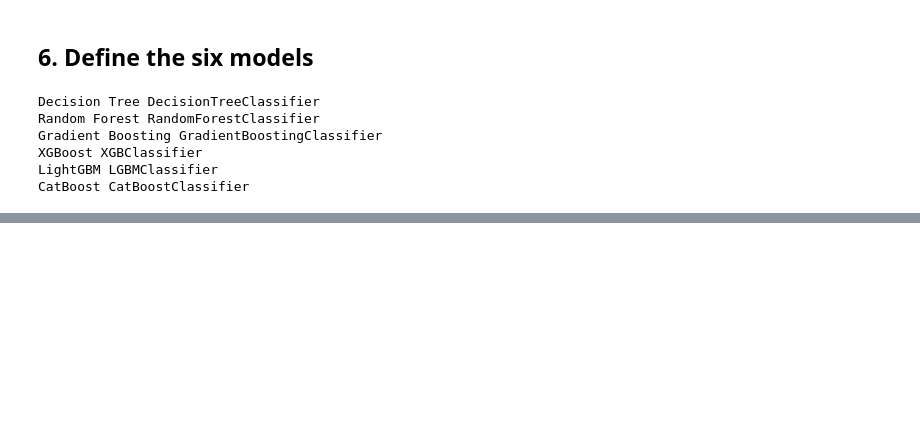
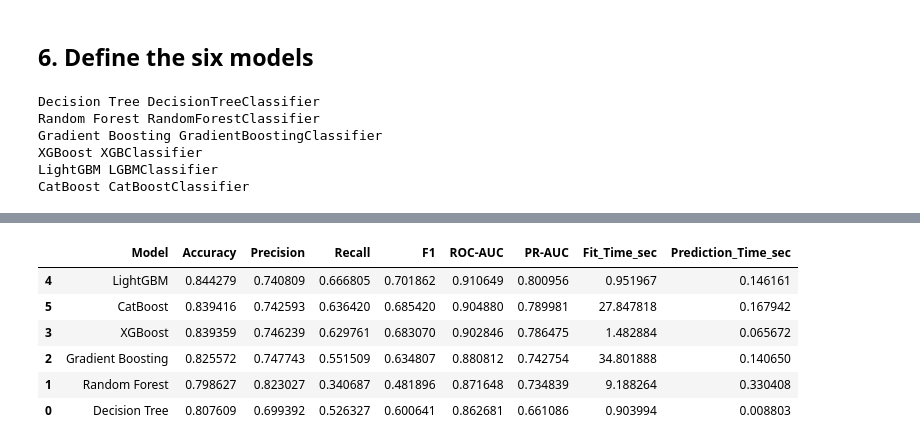
Before and after one commit to nuespringramalimarouane-prog/Hotel-Booking-Cancellation-Prediction, a Jupyter notebook: hotel_booking_cancellation.ipynb, the cells around one changed output, grey strips where cells are left out. Drawn from its saved outputs; the diff is of its cells as text; code cells hidden in the pictures; blank space fills up the shorter version.

Commit message:
Baseline training and evaluation

```diff
--- a/hotel_booking_cancellation.ipynb
+++ b/hotel_booking_cancellation.ipynb
@@ -242,0 +245,99 @@ CatBoost CatBoostClassifier
+# %%
+def evaluate_model(model, Xtr, Xte, ytr, yte):
+    start = time.perf_counter()
+    model.fit(Xtr, ytr)
+    fit_time = time.perf_counter() - start
+    start = time.perf_counter()
+    pred = model.predict(Xte)
+    prob = model.predict_proba(Xte)[:, 1]
+    pred_time = time.perf_counter() - start
+    return {
+        "Accuracy": accuracy_score(yte, pred),
+        "Precision": precision_score(yte, pred, zero_division=0),
+        "Recall": recall_score(yte, pred, zero_division=0),
+        "F1": f1_score(yte, pred, zero_division=0),
+        "ROC-AUC": roc_auc_score(yte, prob),
+        "PR-AUC": average_precision_score(yte, prob),
+        "Fit_Time_sec": fit_time,
+        "Prediction_Time_sec": pred_time
+    }
+
+trained = {}
+baseline_rows = []
+for name in ["Decision Tree", "Random Forest", "Gradient Boosting", "XGBoost", "LightGBM"]:
+    result = evaluate_model(models[name], X_train_enc, X_test_enc, y_train, y_test)
+    trained[name] = models[name]
+    baseline_rows.append({"Model": name, **result})
+
+# CatBoost handles categorical features directly
+
+Xtr_cat = X_train.copy()
+Xte_cat = X_test.copy()
+
+# Convert categorical columns to strings
+for c in categorical_features:
+    Xtr_cat[c] = Xtr_cat[c].fillna("Unknown").astype(str)
+    Xte_cat[c] = Xte_cat[c].fillna("Unknown").astype(str)
+
+
+def evaluate_catboost(model, Xtr, Xte, ytr, yte, categorical_features):
+    start = time.perf_counter()
+
+    model.fit(
+        Xtr,
+        ytr,
+        cat_features=categorical_features
+    )
+
+    fit_time = time.perf_counter() - start
+
+    start = time.perf_counter()
+
+    pred = model.predict(Xte)
+    prob = model.predict_proba(Xte)[:, 1]
+
+    pred_time = time.perf_counter() - start
+
+    return {
+        "Accuracy": accuracy_score(yte, pred),
+        "Precision": precision_score(yte, pred, zero_division=0),
+        "Recall": recall_score(yte, pred, zero_division=0),
+        "F1": f1_score(yte, pred, zero_division=0),
+        "ROC-AUC": roc_auc_score(yte, prob),
+        "PR-AUC": average_precision_score(yte, prob),
+        "Fit_Time_sec": fit_time,
+        "Prediction_Time_sec": pred_time
+    }
+
+
+# Evaluate CatBoost
+cat_result = evaluate_catboost(
+    models["CatBoost"],
+    Xtr_cat,
+    Xte_cat,
+    y_train,
+    y_test,
+    categorical_features
+)
+
+trained["CatBoost"] = models["CatBoost"]
+
+baseline_rows.append({
+    "Model": "CatBoost",
+    **cat_result
+})
+
+baseline_results = (
+    pd.DataFrame(baseline_rows)
+    .sort_values("ROC-AUC", ascending=False)
+)
+
+display(baseline_results)
+# %% [output]
+|  | Model | Accuracy | Precision | Recall | F1 | ROC-AUC | PR-AUC | Fit_Time_sec | Prediction_Time_sec |
+| 4 | LightGBM | 0.844279 | 0.740809 | 0.666805 | 0.701862 | 0.910649 | 0.800956 | 0.951967 | 0.146161 |
+| 5 | CatBoost | 0.839416 | 0.742593 | 0.636420 | 0.685420 | 0.904880 | 0.789981 | 27.847818 | 0.167942 |
+| 3 | XGBoost | 0.839359 | 0.746239 | 0.629761 | 0.683070 | 0.902846 | 0.786475 | 1.482884 | 0.065672 |
+| 2 | Gradient Boosting | 0.825572 | 0.747743 | 0.551509 | 0.634807 | 0.880812 | 0.742754 | 34.801888 | 0.140650 |
+| 1 | Random Forest | 0.798627 | 0.823027 | 0.340687 | 0.481896 | 0.871648 | 0.734839 | 9.188264 | 0.330408 |
+| 0 | Decision Tree | 0.807609 | 0.699392 | 0.526327 | 0.600641 | 0.862681 | 0.661086 | 0.903994 | 0.008803 |
```
Also changed, not shown: parts of 4 cells of this notebook, 4 other files.
